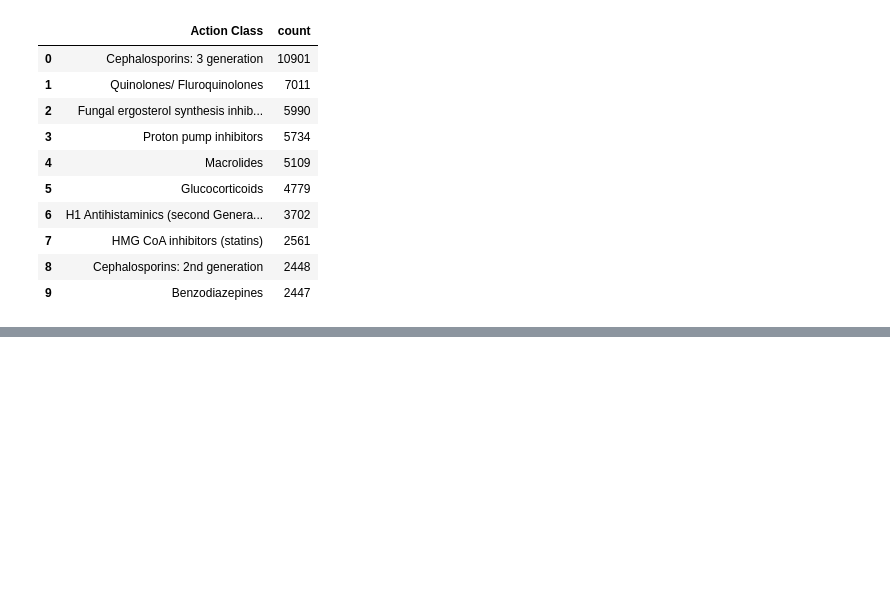
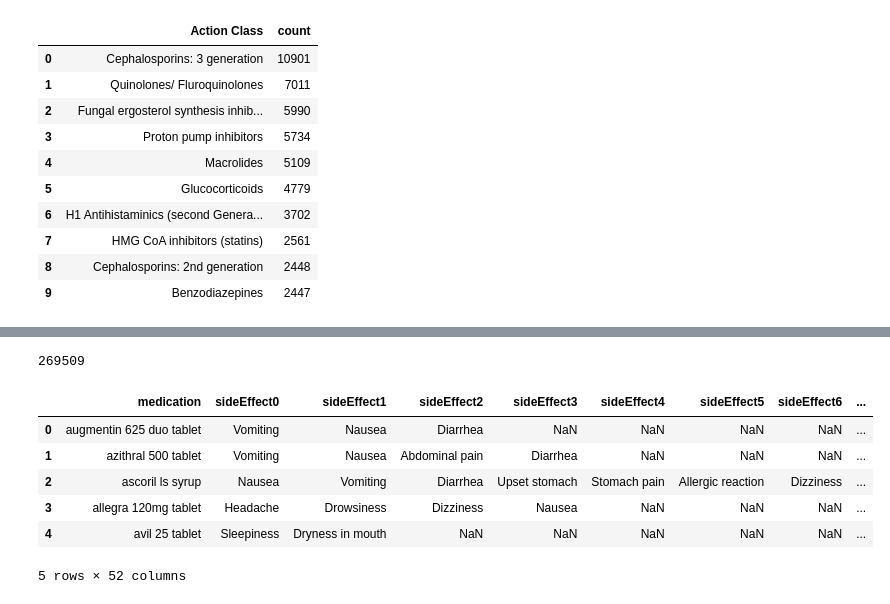
Before and after one commit to MylenaRoberta/medications-and-side-effects-networks, a Jupyter notebook: notebooks/exploratory-data-analysis.ipynb, the cells around one changed output, grey strips where cells are left out. Cells and saved outputs as stored; diff of their text form; code cells hidden in the pictures; blank space fills up the shorter version.

```diff
--- a/notebooks/exploratory-data-analysis.ipynb
+++ b/notebooks/exploratory-data-analysis.ipynb
@@ -461,0 +464,37 @@ df_medications['Action Class'].value_counts().reset_index().head(10)
+# %%
+df_med = df_medications.drop(columns=['id']).copy(deep=True)
+df_med.head()
+# %%
+# 1. Identify the columns to keep and those to transform
+cols_to_keep = [col for col in df_med.columns if not col.startswith('substitute') and col != 'name']
+cols_to_melt = ['name'] + [col for col in df_med.columns if col.startswith('substitute')]
+
+# 2. Using pd.melt to transform the DataFrame
+df_med_long = pd.melt(
+    df_med,
+    id_vars=cols_to_keep,
+    value_vars=cols_to_melt,
+    value_name='medication'
+)
+
+# 3. Clear the result
+# Remove the 'variable' column that melt creates by default
+df_med_long = df_med_long.drop(columns='variable')
+# Remove rows where the new 'name' is null (originating from empty 'substitute' columns)
+df_med_long = df_med_long.dropna(subset=['medication'])
+# Resets the index to a clean sequence
+df_med_long = df_med_long.reset_index(drop=True)
+
+# Reorders columns to have 'medication' first (optional)
+df_med_long = df_med_long[['medication'] + cols_to_keep]
+# %%
+df_med_long = df_med_long.drop_duplicates()
+df_med_long
+# %%
+# Create the set of names
+all_names = set(df_med_long['medication'].to_list())
+
+# Total of unique names
+print(len(all_names))
+# %% [output]
+269509
@@ -461,0 +543,10 @@ df_medications['Action Class'].value_counts().reset_index().head(10)
+# %%
+df_med_long.head(5)
+# %% [output]
+|  | medication | sideEffect0 | sideEffect1 | sideEffect2 | sideEffect3 | sideEffect4 | sideEffect5 | sideEffect6 | ... |
+| 0 | augmentin 625 duo tablet | Vomiting | Nausea | Diarrhea | NaN | NaN | NaN | NaN | ... |
+| 1 | azithral 500 tablet | Vomiting | Nausea | Abdominal pain | Diarrhea | NaN | NaN | NaN | ... |
+| 2 | ascoril ls syrup | Nausea | Vomiting | Diarrhea | Upset stomach | Stomach pain | Allergic reaction | Dizziness | ... |
+| 3 | allegra 120mg tablet | Headache | Drowsiness | Dizziness | Nausea | NaN | NaN | NaN | ... |
+| 4 | avil 25 tablet | Sleepiness | Dryness in mouth | NaN | NaN | NaN | NaN | NaN | ... |
+5 rows × 52 columns
```
Also changed, not shown: parts of 6 cells of this notebook.
